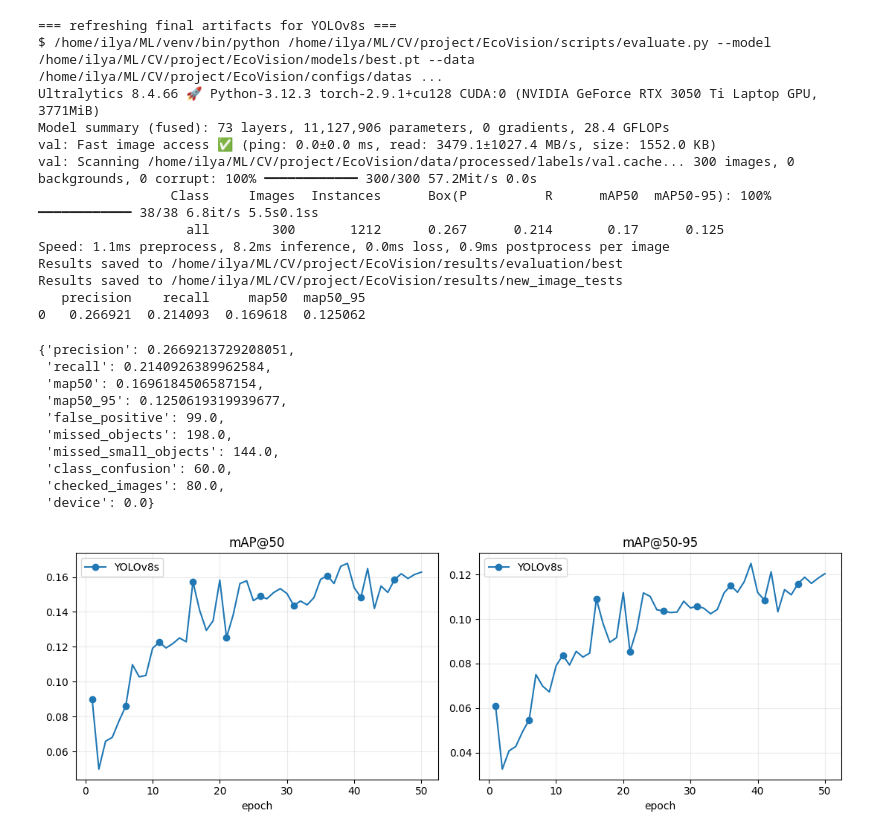
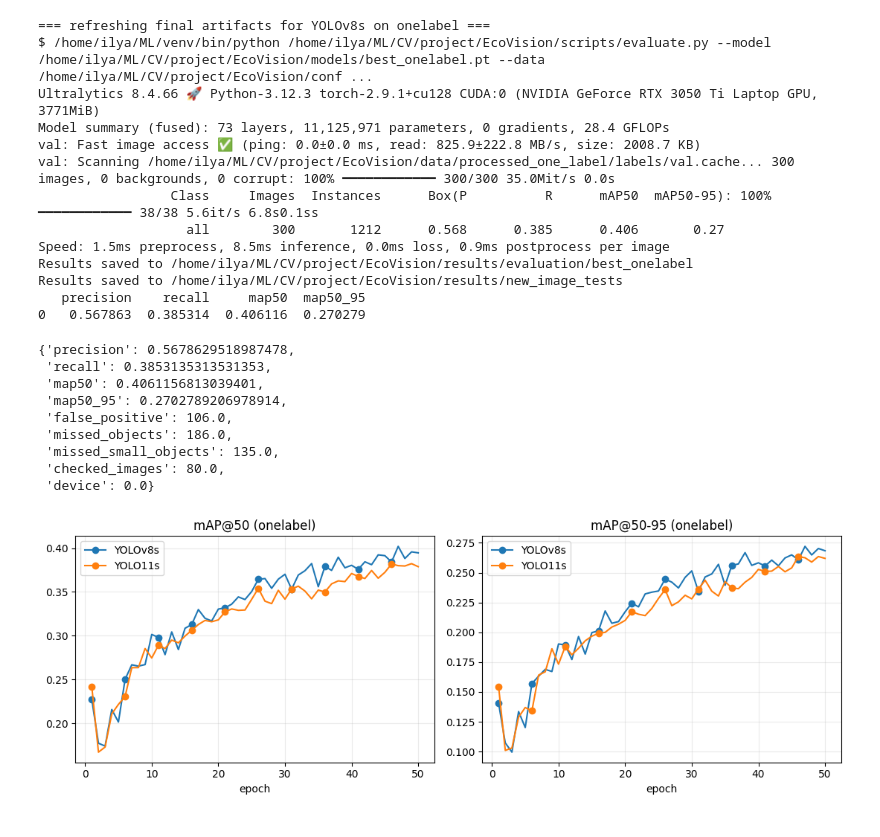
Before and after one commit to chemonss/EcoVision, a Jupyter notebook: notebooks/training.ipynb, the cells around one changed output. Saved outputs shown, nothing was run; the diff lists cells and outputs as text; code cells hidden in the pictures.

Commit message:
single-label models

```diff
--- a/notebooks/training.ipynb
+++ b/notebooks/training.ipynb
@@ -28,11 +28,20 @@ def find_project_root():
 ROOT = find_project_root()
 os.chdir(ROOT)
 
-DATA = ROOT / "configs/dataset.yaml"
 RUNS = ROOT / "results/runs"
 RESULTS = ROOT / "results"
 MODELS = ROOT / "models"
 PRETRAINED = MODELS / "pretrained"
+DATASETS = {
+    "multilabel": {
+        "yaml": ROOT / "configs/dataset.yaml",
+        "stats": RESULTS / "yolo_dataset_statistics.md",
+    },
+    "onelabel": {
+        "yaml": ROOT / "configs/dataset_one_label.yaml",
+        "stats": RESULTS / "yolo_one_label_dataset_statistics.md",
+    },
+}
 
 for path in [RUNS, RESULTS, MODELS, PRETRAINED, ROOT / "tmp/ultralytics", ROOT / "tmp/matplotlib"]:
     path.mkdir(parents=True, exist_ok=True)
@@ -257,6 +276,15 @@ def run_command(cmd):
     subprocess.run(cmd, cwd=ROOT, check=True, env=env)
 
 
+def cache_downloaded_pretrained(item):
+    downloaded = ROOT / item["pretrained_name"]
+    cached = PRETRAINED / item["pretrained_name"]
+    if downloaded.exists() and not cached.exists():
+        shutil.move(downloaded, cached)
+        item["source"] = cached
+        print(f"cached pretrained weight: {rel(cached)}")
+
+
 def run_training(item):
     run_dir = RUNS / item["run"]
     results_csv = run_dir / "results.csv"
@@ -272,6 +300,7 @@ def run_training(item):
     output.parent.mkdir(parents=True, exist_ok=True)
 
     model = YOLO(str(item["source"]))
+    cache_downloaded_pretrained(item)
     result = model.train(
         data=str(DATA),
         epochs=config["epochs"],
@@ -342,7 +371,7 @@ def run_evaluation(item, out_dir, force=False):
     return pd.read_csv(metrics_path).iloc[-1].to_dict()
 # %%
 trained_now = {}
-for item in models_to_run[1:]:
-    print(f"\n=== training {item['label']} for {config['epochs']} epochs ===")
+for item in models_to_run:
+    print(f"\n=== training {item['label']} on {dataset_mode} for {config['epochs']} epochs ===")
     trained_now[item["run"]] = run_training(item)
 # %% [output]
@@ -447,59 +481,58 @@ copied: models/yolov8s_50ep_best.pt -> models/best.pt
 # %%
 final_item = dict(best_item)
-final_item["weights"] = MODELS / "best.pt"
+final_item["weights"] = best_alias
 
-print(f"\n=== refreshing final artifacts for {best_row['model']} ===")
+print(f"\n=== refreshing final artifacts for {best_row['model']} on {dataset_mode} ===")
 run_evaluation(final_item, RESULTS, force=True)
 # %% [output]
-=== refreshing final artifacts for YOLOv8s ===
-$ /home/ilya/ML/venv/bin/python /home/ilya/ML/CV/project/EcoVision/scripts/evaluate.py --model /home/ilya/ML/CV/project/EcoVision/models/best.pt --data /home/ilya/ML/CV/project/EcoVision/configs/datas ...
+=== refreshing final artifacts for YOLOv8s on onelabel ===
+$ /home/ilya/ML/venv/bin/python /home/ilya/ML/CV/project/EcoVision/scripts/evaluate.py --model /home/ilya/ML/CV/project/EcoVision/models/best_onelabel.pt --data /home/ilya/ML/CV/project/EcoVision/conf ...
 Ultralytics 8.4.66 🚀 Python-3.12.3 torch-2.9.1+cu128 CUDA:0 (NVIDIA GeForce RTX 3050 Ti Laptop GPU, 3771MiB)
-Model summary (fused): 73 layers, 11,127,906 parameters, 0 gradients, 28.4 GFLOPs
-val: Fast image access ✅ (ping: 0.0±0.0 ms, read: 3479.1±1027.4 MB/s, size: 1552.0 KB)
-val: Scanning /home/ilya/ML/CV/project/EcoVision/data/processed/labels/val.cache... 300 images, 0 backgrounds, 0 corrupt: 100% ━━━━━━━━━━━━ 300/300 57.2Mit/s 0.0s
-                 Class     Images  Instances      Box(P          R      mAP50  mAP50-95): 100% ━━━━━━━━━━━━ 38/38 6.8it/s 5.5s0.1ss
-                   all        300       1212      0.267      0.214       0.17      0.125
-Speed: 1.1ms preprocess, 8.2ms inference, 0.0ms loss, 0.9ms postprocess per image
-Results saved to /home/ilya/ML/CV/project/EcoVision/results/evaluation/best
+Model summary (fused): 73 layers, 11,125,971 parameters, 0 gradients, 28.4 GFLOPs
+val: Fast image access ✅ (ping: 0.0±0.0 ms, read: 825.9±222.8 MB/s, size: 2008.7 KB)
+val: Scanning /home/ilya/ML/CV/project/EcoVision/data/processed_one_label/labels/val.cache... 300 images, 0 backgrounds, 0 corrupt: 100% ━━━━━━━━━━━━ 300/300 35.0Mit/s 0.0s
+                 Class     Images  Instances      Box(P          R      mAP50  mAP50-95): 100% ━━━━━━━━━━━━ 38/38 5.6it/s 6.8s0.1ss
+                   all        300       1212      0.568      0.385      0.406       0.27
+Speed: 1.5ms preprocess, 8.5ms inference, 0.0ms loss, 0.9ms postprocess per image
+Results saved to /home/ilya/ML/CV/project/EcoVision/results/evaluation/best_onelabel
 Results saved to /home/ilya/ML/CV/project/EcoVision/results/new_image_tests
    precision    recall     map50  map50_95
-0   0.266921  0.214093  0.169618  0.125062
+0   0.567863  0.385314  0.406116  0.270279
-{'precision': 0.2669213729208051,
- 'recall': 0.2140926389962584,
- 'map50': 0.1696184506587154,
- 'map50_95': 0.1250619319939677,
- 'false_positive': 99.0,
- 'missed_objects': 198.0,
- 'missed_small_objects': 144.0,
- 'class_confusion': 60.0,
+{'precision': 0.5678629518987478,
+ 'recall': 0.3853135313531353,
+ 'map50': 0.4061156813039401,
+ 'map50_95': 0.2702789206978914,
+ 'false_positive': 106.0,
+ 'missed_objects': 186.0,
+ 'missed_small_objects': 135.0,
  'checked_images': 80.0,
  'device': 0.0}
 # %%
 %matplotlib inline
 import matplotlib.pyplot as plt
 
 fig, axes = plt.subplots(1, 2, figsize=(11, 4))
 
-for item in models_to_run[:1]:
+for item in models_to_run:
     log_path = RUNS / item["run"] / "results.csv"
     if not log_path.exists():
         continue
     log = pd.read_csv(log_path)
     log.columns = [col.strip() for col in log.columns]
     markevery = max(1, len(log) // 10)
     axes[0].plot(log["epoch"], log["metrics/mAP50(B)"], marker="o", markevery=markevery, label=item["label"])
     axes[1].plot(log["epoch"], log["metrics/mAP50-95(B)"], marker="o", markevery=markevery, label=item["label"])
 
-axes[0].set_title("mAP@50")
-axes[1].set_title("mAP@50-95")
+axes[0].set_title(f"mAP@50 ({dataset_mode})")
+axes[1].set_title(f"mAP@50-95 ({dataset_mode})")
 for axis in axes:
     axis.set_xlabel("epoch")
     axis.grid(alpha=0.25)
     axis.legend()
 plt.tight_layout()
 plt.show()
 # %% [output]
-[figure, old version]
+[figure, new version]
 # %%
 metrics_md = RESULTS / "metrics.md"
 if metrics_md.exists():
```
Also changed, not shown: parts of 8 cells of this notebook, 5 other files.
